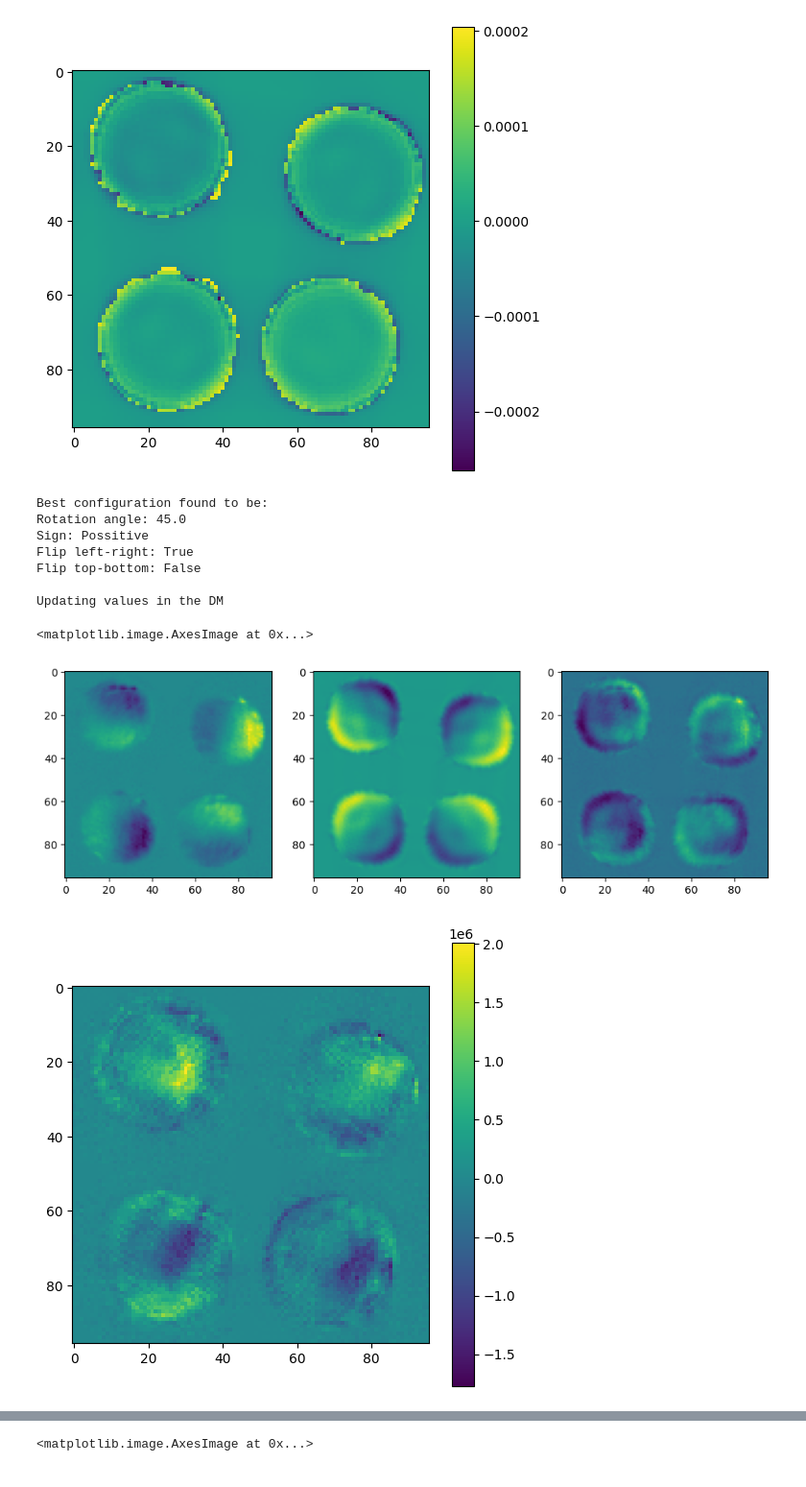
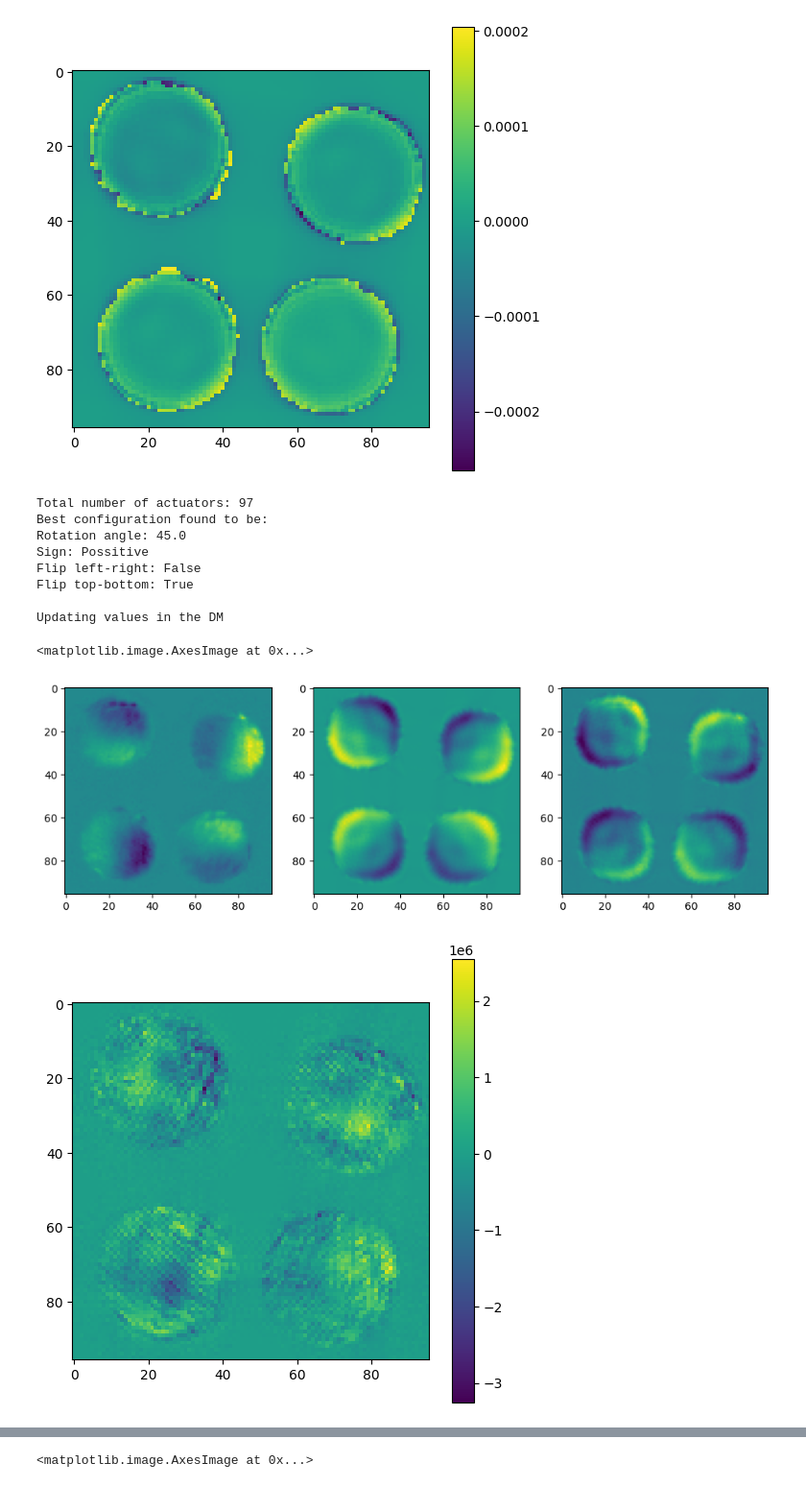
Before and after one commit to ftoyarzun/AI4AO, a Jupyter notebook: Tutorials/Rama_twin_calibration.ipynb, the cells around one changed output, grey strips where cells are left out. Shown at 96% size. Cells and saved outputs as stored; diff of their text form; code cells hidden in the pictures.

Commit message:
Rama calibration and training

```diff
--- a/Tutorials/Rama_twin_calibration.ipynb
+++ b/Tutorials/Rama_twin_calibration.ipynb
@@ -118,40 +119,33 @@ for u in range(0,TrainRunNb) :
 # %% [output]
 [figure]
 # %%
-DMParams = {"moffatParam":2,
-            "signedAmplitude": 2e-6,
-            "MechCoupling": 0.36,
-            "FlipLeftRight": True,
-            "FlipTopBottom": False}
-
-param = {}
-param['rotationAngle'] = 45
-# shift X in m
-param['shiftX'] = 0
-# shift Y in m
-param['shiftY'] = 0
-# amamorphosis angle in degrees
-param['anamorphosisAngle'] = 0
-# normal scaling in % of diameter
-param['tangentialScaling'] = 0
-# radial scaling in % of diameter
-param['radialScaling'] = 0
+DMParams = dict(
+    {
+        "Nactuator": 11,
+        "Nmodes": 50,
+        "moffatParam": 2,
+        "signedAmplitude": -5e-6,
+        "MechCoupling": 0.36,
+        "FlipLeftRight": False,
+        "FlipTopBottom": False
+    }
+)
 
 dm = DeformableMirror(WFSParams,
                     DMParams,
                     device=device,
-                    offset_to_fit_number_of_actuators=0.1,
-                    misreg=param)
+                    offset_to_fit_number_of_actuators=0.1)
 
 
 wfs.BuildReferenceIntensity()
 dm.RoughCalibration(wfs, iMat_bench, M2C)
 # %% [output]
+Total number of actuators: 97
 Best configuration found to be:
 Rotation angle: 45.0
 Sign: Possitive
-Flip left-right: True
-Flip top-bottom: False
+Flip left-right: False
+Flip top-bottom: True
 
 Updating values in the DM
 # %%
@@ -161,8 +155,7 @@ ref_pupil = torch.nn.Parameter(torch.ones(*wfs.pupil.shape, device = device, dty
 index = list(range(0,96,1))
 target = iMat_bench[index]
 
-dm.modesComputation()
-modes = dm.GetModalModes(M2C[:,index])
+modes = dm(M2C[:,index].T)
 amp = 1e-2
 
 wfs.BuildInteractionMatrix(modes, pupil = ref_pupil, batch_size=30, phaseOffset=ref_phase)
@@ -180,9 +173,9 @@ plt.subplot(133)
 plt.imshow((target - digital_image)[idx].cpu().detach().numpy())
 # %% [output]
 <matplotlib.image.AxesImage at 0x...>
-[figure, old version]
+[figure, new version]
 # %%
-TrainRunNb = 200
+TrainRunNb = 300
 
 loss = torch.nn.MSELoss()
 
@@ -200,7 +193,8 @@ lr_start = -10
 lr_end = -2
 
 optimizer = torch.optim.AdamW(  [{"params": dm.parameters(), "lr": 1e-2},
-                                {"params": [ref_phase, ref_pupil], "lr": 10**lr_start}],
+                                {"params": [ref_phase, ref_pupil], "lr": 10**lr_start},
+                                {"params": wfs.parameters(), "lr": 1e-3}],
                                 fused=True
                                 )
 
@@ -221,33 +215,33 @@ for u in range(0,TrainRunNb) :
     with torch.no_grad():
         wfs.BuildMask()
 
-    modes = dm(M2C[:,index])
+    modes = dm(M2C[:,index].T)
 
     wfs.BuildInteractionMatrix(modes, pupil = ref_pupil, batch_size=30, phaseOffset=ref_phase)
 
     digital_image = wfs.iMat
 
     l = ((target - digital_image)**2).sum()
 
     l. backward()
 
     optimizer.step()
 
     if u % 10 == 0:
         clear_output(wait=True)
         img.set_data((target - digital_image)[4].cpu().detach().numpy()*1e10)
         img.set_clim(vmin=np.min(img.get_array()), vmax=np.max(img.get_array()))
         display(fig, clear=True)
         plt.pause(0.5)
 
         print("#"*40)
         print(f'loss = {l.item():.5f}')
         print("#"*40)
 
 print(dm.GetMisreg())
 
 transformed_positons = dm.anamorphosis_coordinates(dm.actuator_positions)
 transformed_positons = dm.rotate_coordinates(transformed_positons)
 # %% [output]
-[figure, old version]
+[figure, new version]
 ########################################
```
Also changed, not shown: parts of 13 cells of this notebook, 2 other files.
